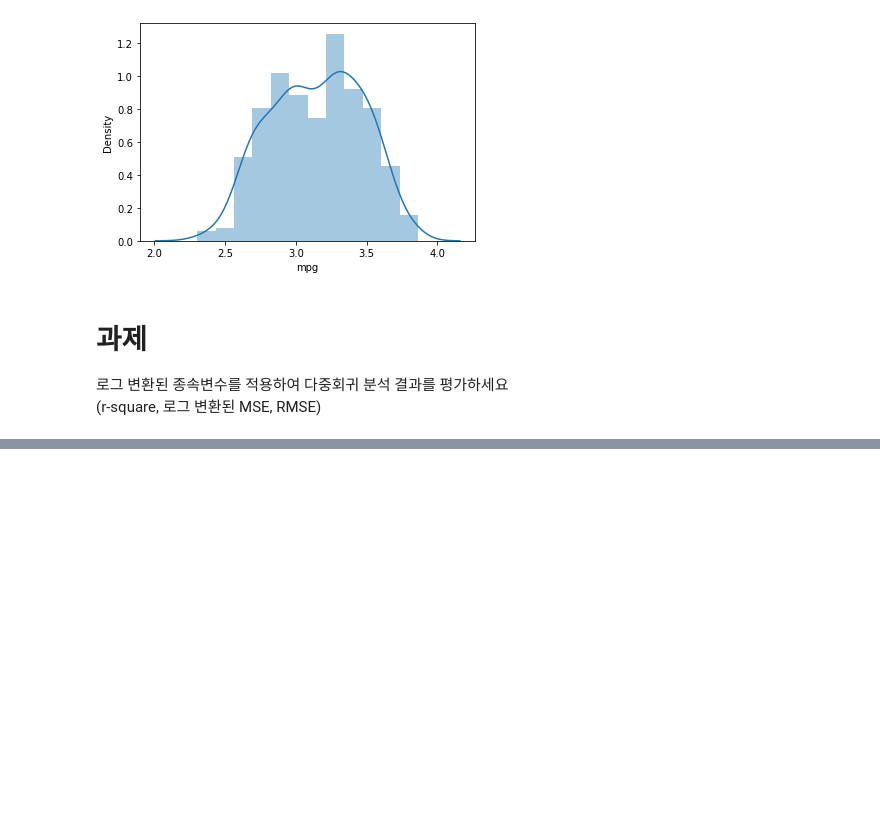
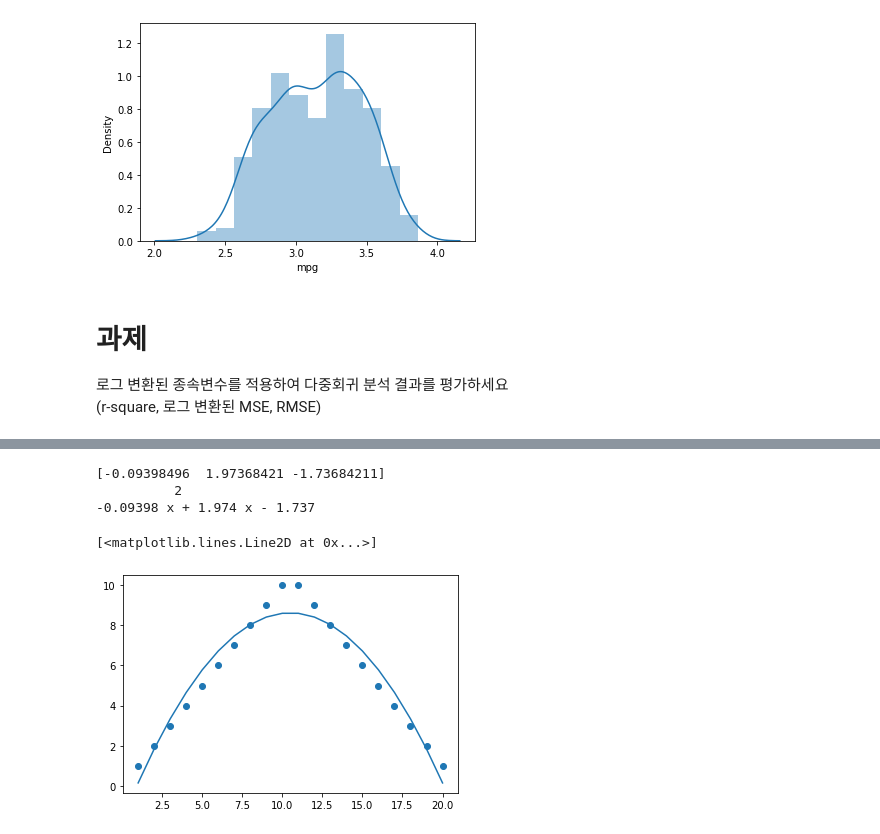
Before and after one commit to InChil2/Mac, a Jupyter notebook: ML/회귀평가.ipynb, the cells around one changed output, grey strips where cells are left out. Saved outputs shown, nothing was run; the diff lists cells and outputs as text; code cells hidden in the pictures; blank space fills up the shorter version.

```diff
--- a/ML/회귀기초.ipynb
+++ b/ML/회귀평가.ipynb
@@ -339,0 +340,27 @@ ax2 = sns.distplot(y_hat,hist=False,label='y_hat')
+# %%
+import numpy as np
+import matplotlib.pyplot as plt
+
+x = [1,2,3,4,5,6,7,8,9,10,11,12,13,14,15,16,17,18,19,20]
+y = [1,2,3,4,5,6,7,8,9,10,10,9,8,7,6,5,4,3,2,1]
+
+curve = np.polyfit(x,y,2)
+poly = np.poly1d(curve)
+print(curve)
+print(poly)
+
+new_x = []
+new_y = []
+for i in range(20):
+    new_x.append(i+1)
+    calc = poly(i+1)
+    new_y.append(calc)
+
+plt.scatter(x,y)
+plt.plot(new_x,new_y)
+# %% [output]
+[-0.09398496  1.97368421 -1.73684211]
+          2
+-0.09398 x + 1.974 x - 1.737
+[<matplotlib.lines.Line2D at 0x...>]
+[figure, added]
```
Also changed, not shown: parts of 2 cells of this notebook, 3 other files.
